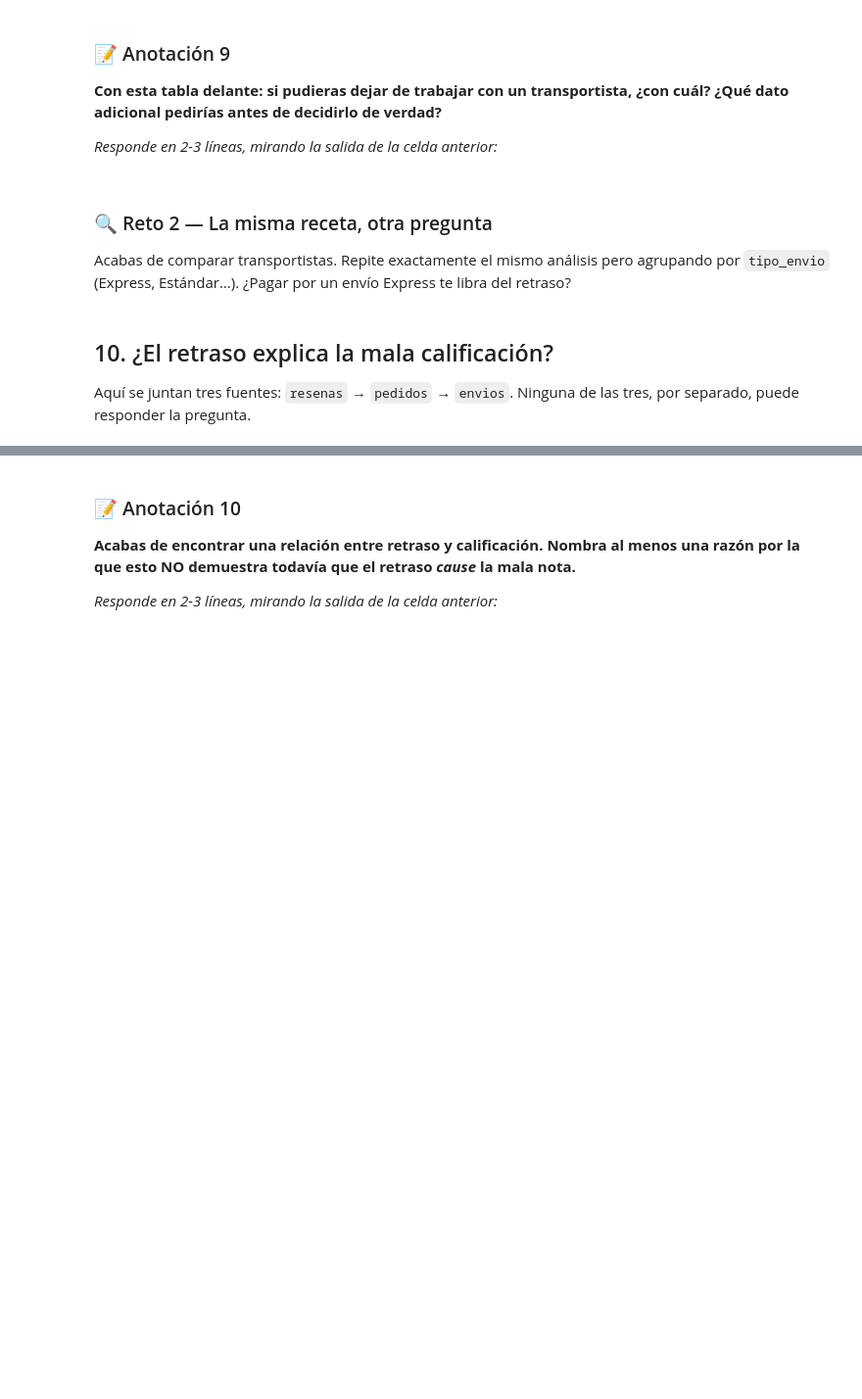
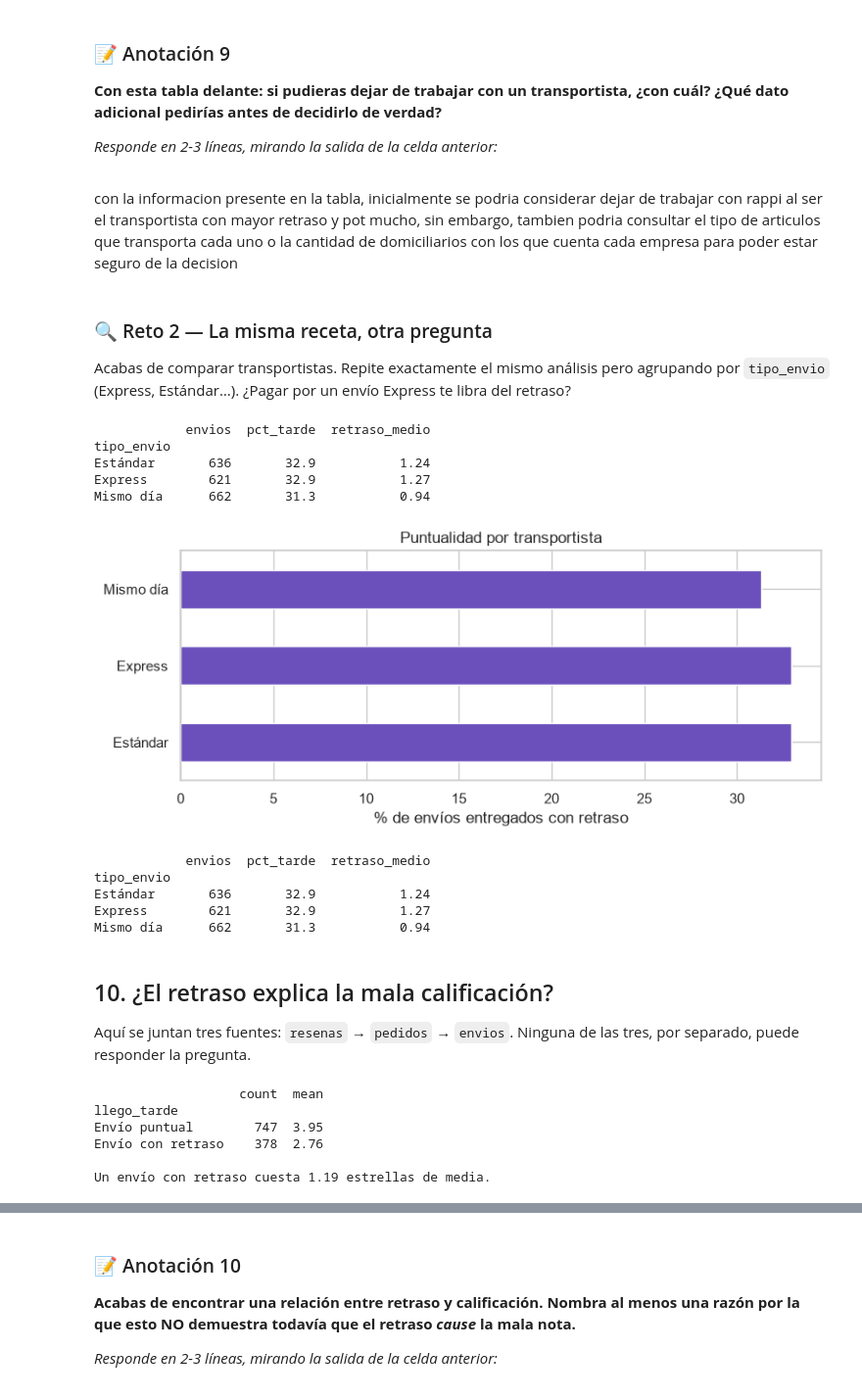
Before and after one commit to martinco444/Analisis_Datos_2026_2, a Jupyter notebook: fase2_estudiante_base.ipynb, the cells around one changed output, grey strips where cells are left out. Shown at 98% size. Cells and saved outputs as stored; diff of their text form; code cells hidden in the pictures; blank space fills up the shorter version.

```diff
--- a/fase2_estudiante_base.ipynb
+++ b/fase2_estudiante_base.ipynb
@@ -553,7 +592,7 @@ pf['dias_retraso'] = np.where(
     entregado & pf['fecha_entrega_real'].notna(),
     # COMPLETA: días de diferencia entre la entrega real y la estimada
     #           (resta las dos columnas y usa .dt.days)
-    ...,
+    (pf['fecha_entrega_real'] - pf['fecha_entrega_estimada']).dt.days,
     np.nan)
 
 pf['llego_tarde']  = np.where(pf['dias_retraso'].notna(), pf['dias_retraso'] > 0, np.nan)
@@ -592,6 +645,8 @@ plt.show()
 _Responde en 2-3 líneas, mirando la salida de la celda anterior:_
 
 >
+# %% [markdown]
+con la informacion presente en la tabla, inicialmente se podria considerar dejar de trabajar con rappi al ser el transportista con mayor retraso y pot mucho, sin embargo, tambien podria consultar el tipo de articulos que transporta cada uno o la cantidad de domiciliarios con los que cuenta cada empresa para poder estar seguro de la decision
 # %% [markdown]
 ### 🔍 Reto 2 — La misma receta, otra pregunta
 
@@ -603,3 +654,34 @@ print(por_tipo)
+# %%
+# Pista: copia la celda anterior y cambia SOLO la columna del groupby
+por_tipo = (pf[pf['dias_retraso'].notna()]
+                     .groupby('tipo_envio')
+                     .agg(envios=('envio_id', 'count'),
+                          pct_tarde=('llego_tarde', 'mean'),
+                          retraso_medio=('dias_retraso', 'mean'))
+                     .sort_values('pct_tarde', ascending=False))
+por_tipo['pct_tarde'] = (por_tipo['pct_tarde'] * 100).round(1)
+por_tipo['retraso_medio'] = por_tipo['retraso_medio'].round(2)
+print(por_tipo)
+
+por_tipo['pct_tarde'].plot(kind='barh', figsize=(8, 3.5), color='#6B4FBB')
+plt.xlabel('% de envíos entregados con retraso')
+plt.ylabel('')
+plt.title('Puntualidad por transportista')
+plt.tight_layout()
+plt.show()
+print(por_tipo)
+# %% [output]
+            envios  pct_tarde  retraso_medio
+tipo_envio
+Estándar       636       32.9           1.24
+Express        621       32.9           1.27
+Mismo día      662       31.3           0.94
+[figure, added]
+            envios  pct_tarde  retraso_medio
+tipo_envio
+Estándar       636       32.9           1.24
+Express        621       32.9           1.27
+Mismo día      662       31.3           0.94
 # %% [markdown]
 ## 10. ¿El retraso explica la mala calificación?
 
@@ -619,6 +701,13 @@ print(resumen)
 
 diferencia = (resumen.loc['Envío puntual', 'mean'] - resumen.loc['Envío con retraso', 'mean'])
 print(f'\nUn envío con retraso cuesta {diferencia:.2f} estrellas de media.')
+# %% [output]
+                   count  mean
+llego_tarde
+Envío puntual        747  3.95
+Envío con retraso    378  2.76
+
+Un envío con retraso cuesta 1.19 estrellas de media.
 # %%
 sns.boxplot(data=comparables, x='llego_tarde', y='calificacion',
             hue='llego_tarde', palette=['#6B4FBB', '#C0392B'], legend=False)
```
Also changed, not shown: parts of 44 cells of this notebook, 1 other file.
